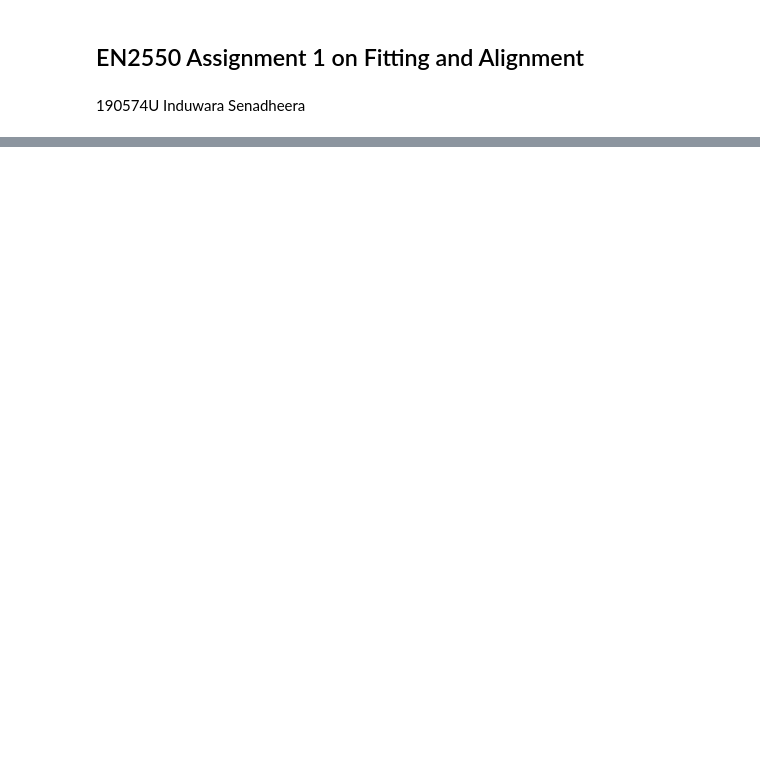
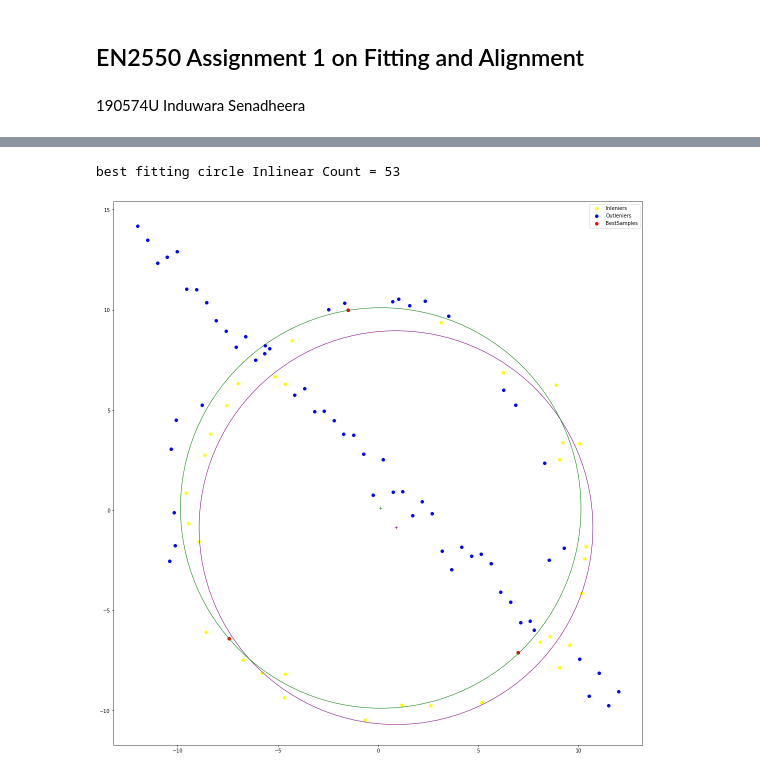
Before and after one commit to induwarasenadheera/EN2550---Fundamental-of-Image-Processing, a Jupyter notebook: assignment 2.ipynb, the cells around one changed output, grey strips where cells are left out. Saved outputs shown, nothing was run; the diff lists cells and outputs as text; code cells hidden in the pictures; blank space fills up the shorter version.

```diff
--- a/assignment 2.ipynb
+++ b/assignment 2.ipynb
@@ -155,0 +139,28 @@ if __name__ == '__main__':
+# %%
+best_circle_coeff,best_sample,best_inlinear_count=RANSAC_circle(X,10000,t)
+best_F,best_G,best_C=best_circle_coeff[0],best_circle_coeff[1],best_circle_coeff[2]
+best_R=np.sqrt(best_G**2+best_F**2-best_C)
+
+bestt_sample=best_sample.T
+print("best fitting circle Inlinear Count =",best_inlinear_count)
+# %% [output]
+best fitting circle Inlinear Count = 53
+# %%
+#plotting
+figure, axes = plt.subplots( 1, figsize=(20,20) )
+
+ransac_circle = plt.Circle((-G,-F), R, fill=False, color="purple" ,label="RANSAC")
+best_fitting_circle = plt.Circle((-best_G,-best_F), best_R, fill=False, color="green" ,label="Best Fitting")
+
+axes.scatter(Inlin[0],Inlin[1], color="yellow" , label="Inleniers")
+axes.scatter(Outlin[0],Outlin[1], color="blue" , label="Outleniers")
+axes.scatter(bestt_sample[0] ,bestt_sample[1], color="red" , label="BestSamples")
+axes.plot(-G,-F,"+",color="purple")
+axes.plot(-best_G,-best_F,"+",color="green")
+axes.set_aspect( 1 )
+axes.add_artist( ransac_circle )
+axes.add_artist( best_fitting_circle )
+plt.legend(loc ="upper right")
+plt.show()
+# %% [output]
+[figure, added]
```
Also changed, not shown: parts of 7 cells of this notebook.
